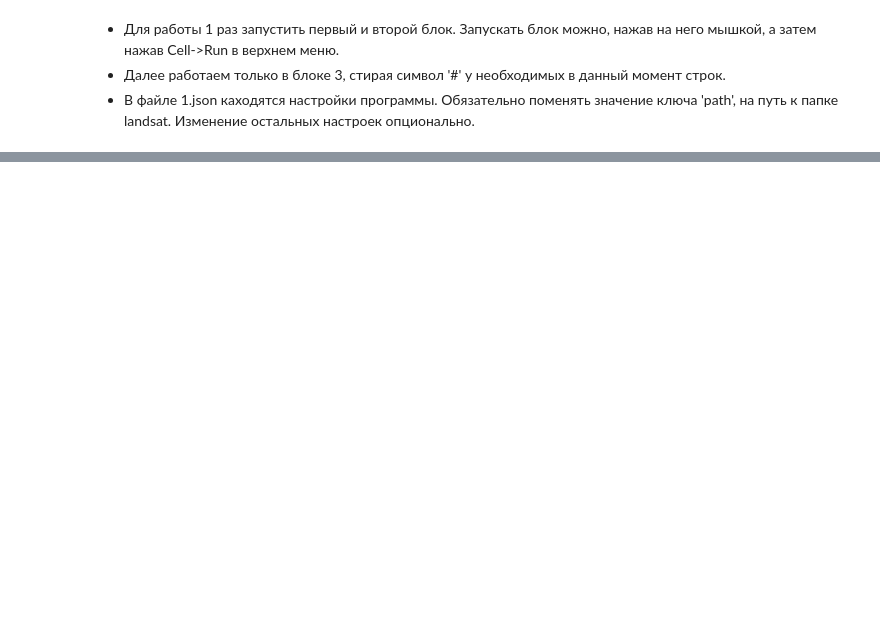
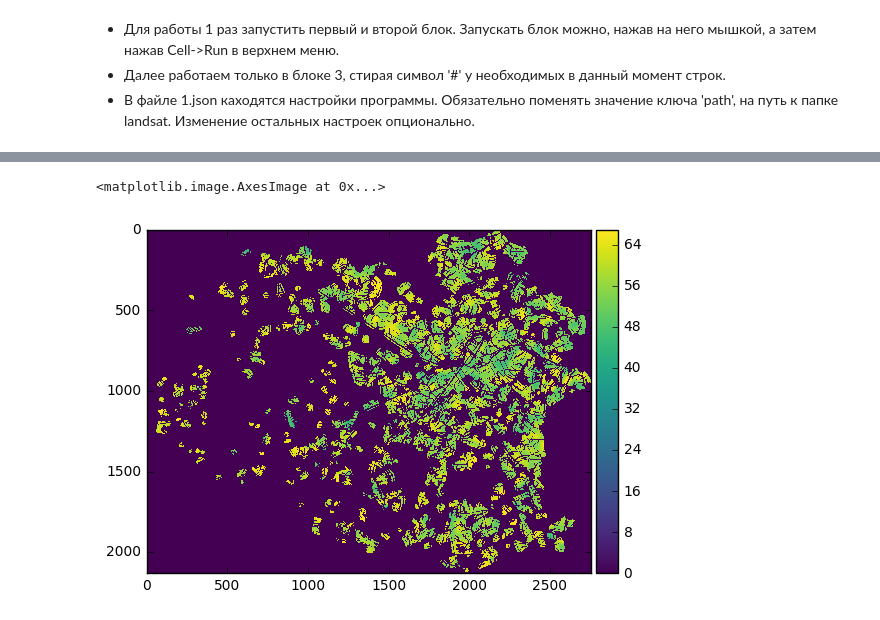
Before and after one commit to filaPro/soil_line, a Jupyter notebook: cython_landsat.ipynb, the cells around one changed output, grey strips where cells are left out. Drawn from its saved outputs; the diff is of its cells as text; code cells hidden in the pictures; blank space fills up the shorter version.

```diff
--- a/cython_landsat.ipynb
+++ b/cython_landsat.ipynb
@@ -325,0 +372,32 @@ array([[1, 2, 3],
+# %%
+import skimage.io
+
+pr_all = gs.predict_proba(X_all)
+
+cl = ['123', '456', '78']
+for i, c in enumerate(cl):
+    pr = pr_all[:, i]
+    pr[X_all[:, 0] == -99] = 0
+    skimage.io.imsave('pixel_map_' + c + '.png', (pr * 255).reshape((height, width)).astype(np.uint8))
+# %%
+for r in [2, 5, 15]:
+    for n in ['disp', 'refl', 'reflshiftE', 'reflshiftshrink12']:
+        with open('2.json') as data_file:
+            json = simplejson.load(data_file)
+        json['paths']['solp'] = 'solp/' + str(r)
+        json['docs']['n'] = 'res3b/nc/ncN' + n + '.csv'
+        with open('tmp.json', 'w') as outfile:
+            simplejson.dump(json, outfile)
+
+        X, y = make_X_y_from_cuts('tmp.json')
+        print('radius:', r, 'norm:', n)
+        gs = GridSearchCV(SVC(kernel='rbf', probability=True), {'C': [0.1, 1, 10, 100, 1000, 10000],
+                                                        'gamma': [0.0001, 0.001, 0.01, 0.1, 1, 10, 100]},
+                  scoring=make_scorer(class_cnt_metric), cv=5, n_jobs=-1).fit(X, y)
+        print(gs.best_score_)
+        print(gs.best_params_)
+        res = []
+        for i in range(10):
+            X_train, X_test, y_train, y_test = train_test_split(X, y, test_size=0.2, stratify=y)
+            res.append(class_cnt_metric(y_test, gs.best_estimator_.fit(X_train, y_train).predict(X_test), need_print=True))
+        print(np.array(res).mean(axis=0))
@@ -325,0 +422,8 @@ array([[1, 2, 3],
+# %%
+print('i,red_mean,red_std,nir_mean,nir_std')
+for i in range(35):
+    S = Scene(i)
+    imgs = S.read_images('solp')
+    img_red, img_nir = imgs['red'], imgs['nir']
+    print('{},{},{},{},{}'.format(i, img_red[img_red > 0].mean(), img_red[img_red > 0].std(),
+             img_nir[img_nir > 0].mean(), img_nir[img_nir > 0].std()))
@@ -325,0 +448,7 @@ array([[1, 2, 3],
+# %%
+import skimage.io
+%matplotlib inline
+skimage.io.imshow(imgs['red'])
+# %% [output]
+<matplotlib.image.AxesImage at 0x...>
+[figure, added]
```
Also changed, not shown: parts of 26 cells of this notebook.
